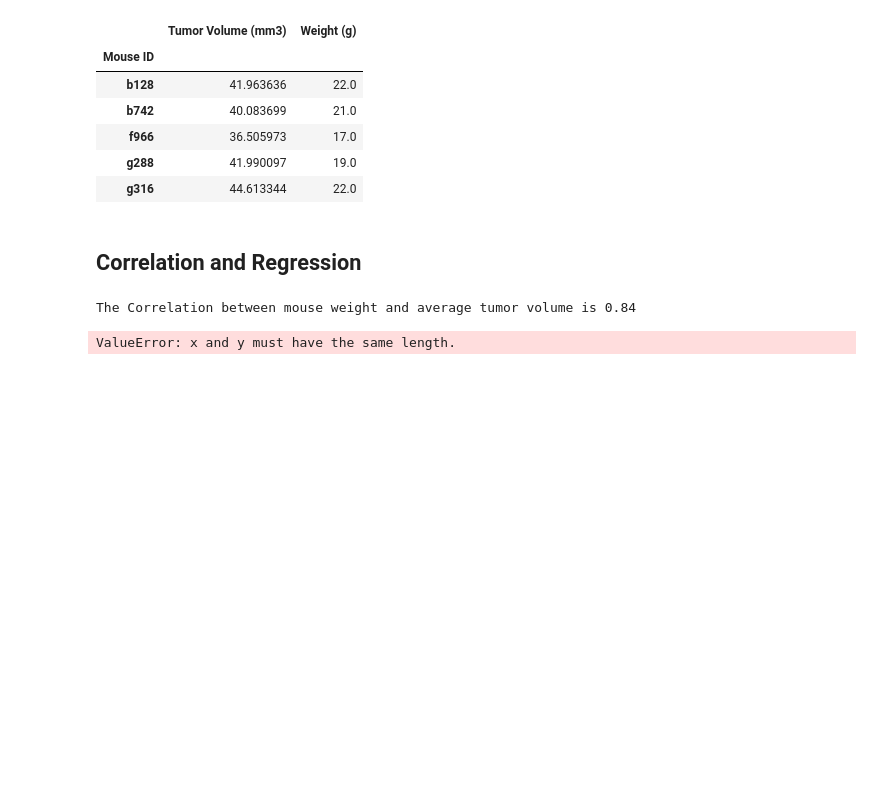
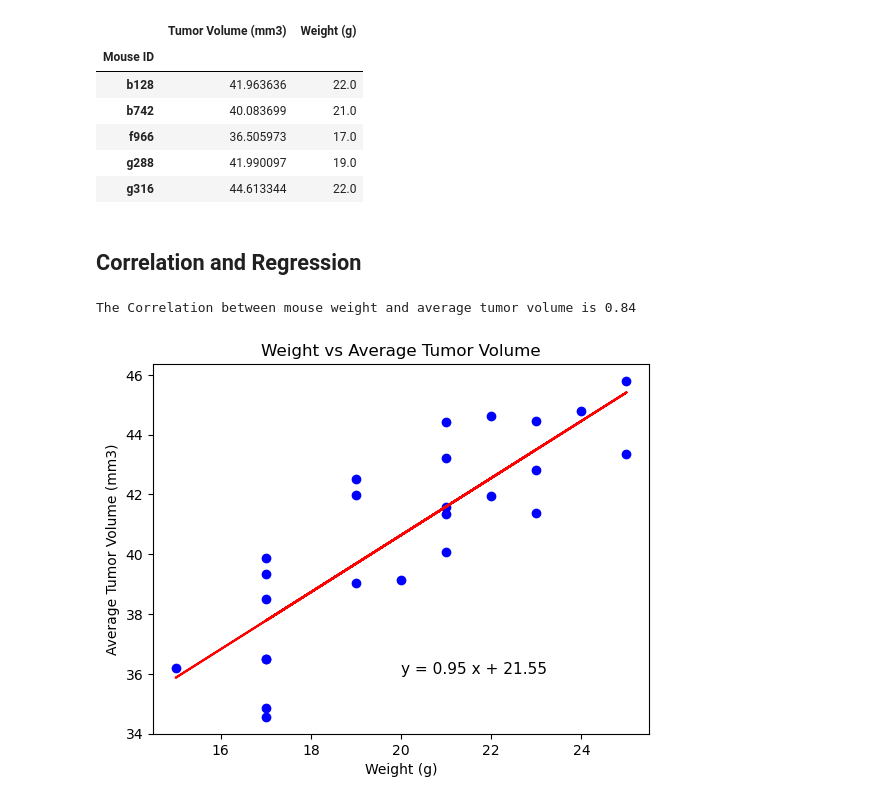
Before and after one commit to limbupella/Matplotlib, a Jupyter notebook: Pymaceuticals/pymaceuticals_starter.ipynb, the cells around one changed output. Drawn from its saved outputs; the diff is of its cells as text; code cells hidden in the pictures; blank space fills up the shorter version.

```diff
--- a/Pymaceuticals/pymaceuticals_starter.ipynb
+++ b/Pymaceuticals/pymaceuticals_starter.ipynb
@@ -374,14 +354,20 @@ print(f"The Correlation between mouse weight and average tumor volume is {correl
 The Correlation between mouse weight and average tumor volume is 0.84
 # %%
 #Linear Regression
-correlation = st.pearsonr(weight, avgreg_df)
-(slope, intercept, rvalue, pvalue, stderr) = st.linregress(weight, avgreg_df)
-regress_values = weight * slope + intercept
 
-line_eq = "y = " + str(round(slope,2)) + "x + " + str(round(intercept,2))
-plt.scatter(weight, avgreg_df)
-plt.plot(avgreg_df['Weight (g)'], line, 'r', label='y={:.2f}x+{:.2f}'.format(slope,intercept))
+(slope, intercept,rvalue, pvalue, stderr)=st.linregress(avgreg_df["Weight (g)"],avgreg_df["Tumor Volume (mm3)"])
+regress_values=avgreg_df["Weight (g)"]* slope + intercept
+line_eq= f"y = {round(slope, 2)} x + {round(intercept, 2)}"
+
+plt.scatter(avgreg_df["Weight (g)"],avgreg_df["Tumor Volume (mm3)"],color="blue")
+plt.plot(avgreg_df["Weight (g)"], regress_values, color="red")
+plt.annotate(line_eq,(20,36), fontsize=11)
+plt.xlabel("Weight (g)")
 plt.ylabel("Average Tumor Volume (mm3)")
+plt.title("Weight vs Average Tumor Volume")
+
+plt.savefig("Linear Regression")
+
 plt.show()
 # %% [output]
-ValueError: x and y must have the same length.
+[figure, added]
```
Also changed, not shown: parts of 8 cells of this notebook, 5 other files.
